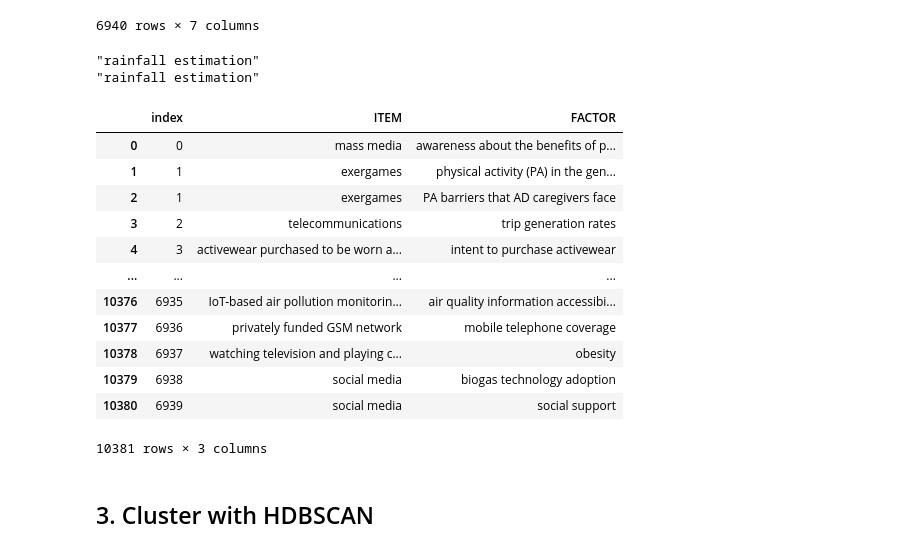
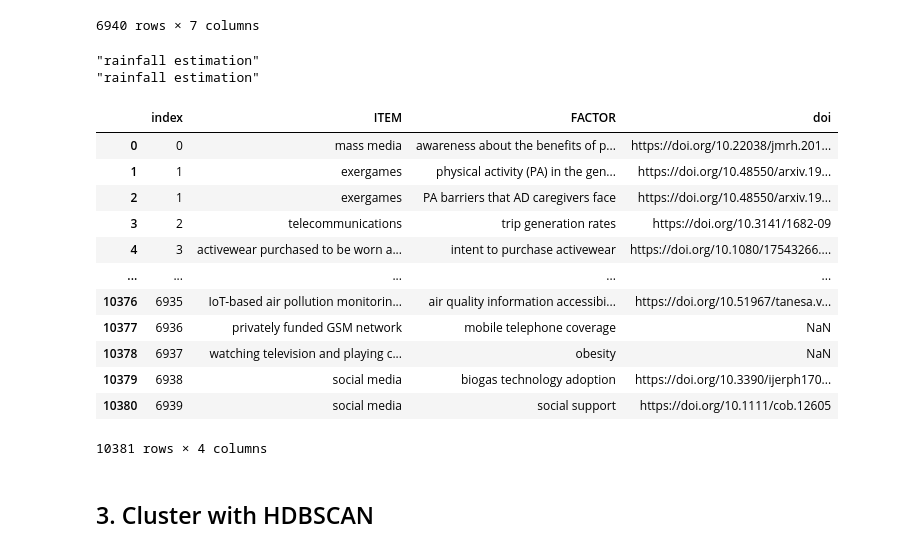
Before and after one commit to ThomasDenoirjean/Clustering_democratiser_sobriete, a Jupyter notebook: code/2_policy_clustering.ipynb, the cells around one changed output. Cells and saved outputs as stored; diff of their text form; code cells hidden in the pictures.

Commit message:
fixed reclustering code and factors clustering implemented

```diff
--- a/code/2_policy_clustering.ipynb
+++ b/code/2_policy_clustering.ipynb
@@ -48,24 +39,24 @@ df
 6940 rows × 7 columns
 # %%
 # Apply the extraction
-extracted_items_df = extract_items(df)
-extracted_items_df
+extracted_df = extract_items(df)
+extracted_df
 # %% [output]
 "rainfall estimation"
 "rainfall estimation"
-|  | index | ITEM | FACTOR |
-| 0 | 0 | mass media | awareness about the benefits of p... |
-| 1 | 1 | exergames | physical activity (PA) in the gen... |
-| 2 | 1 | exergames | PA barriers that AD caregivers face |
-| 3 | 2 | telecommunications | trip generation rates |
-| 4 | 3 | activewear purchased to be worn a... | intent to purchase activewear |
-| ... | ... | ... | ... |
-| 10376 | 6935 | IoT-based air pollution monitorin... | air quality information accessibi... |
-| 10377 | 6936 | privately funded GSM network | mobile telephone coverage |
-| 10378 | 6937 | watching television and playing c... | obesity |
-| 10379 | 6938 | social media | biogas technology adoption |
-| 10380 | 6939 | social media | social support |
+|  | index | ITEM | FACTOR | doi |
+| 0 | 0 | mass media | awareness about the benefits of p... | https://doi.org/10.22038/jmrh.201... |
+| 1 | 1 | exergames | physical activity (PA) in the gen... | https://doi.org/10.48550/arxiv.19... |
+| 2 | 1 | exergames | PA barriers that AD caregivers face | https://doi.org/10.48550/arxiv.19... |
+| 3 | 2 | telecommunications | trip generation rates | https://doi.org/10.3141/1682-09 |
+| 4 | 3 | activewear purchased to be worn a... | intent to purchase activewear | https://doi.org/10.1080/17543266.... |
+| ... | ... | ... | ... | ... |
+| 10376 | 6935 | IoT-based air pollution monitorin... | air quality information accessibi... | https://doi.org/10.51967/tanesa.v... |
+| 10377 | 6936 | privately funded GSM network | mobile telephone coverage | NaN |
+| 10378 | 6937 | watching television and playing c... | obesity | NaN |
+| 10379 | 6938 | social media | biogas technology adoption | https://doi.org/10.3390/ijerph170... |
+| 10380 | 6939 | social media | social support | https://doi.org/10.1111/cob.12605 |
-10381 rows × 3 columns
+10381 rows × 4 columns
 # %% [markdown]
 ## 3. Cluster with HDBSCAN
 # %% [markdown]
```
Also changed, not shown: parts of 18 cells of this notebook, 2 other files.
